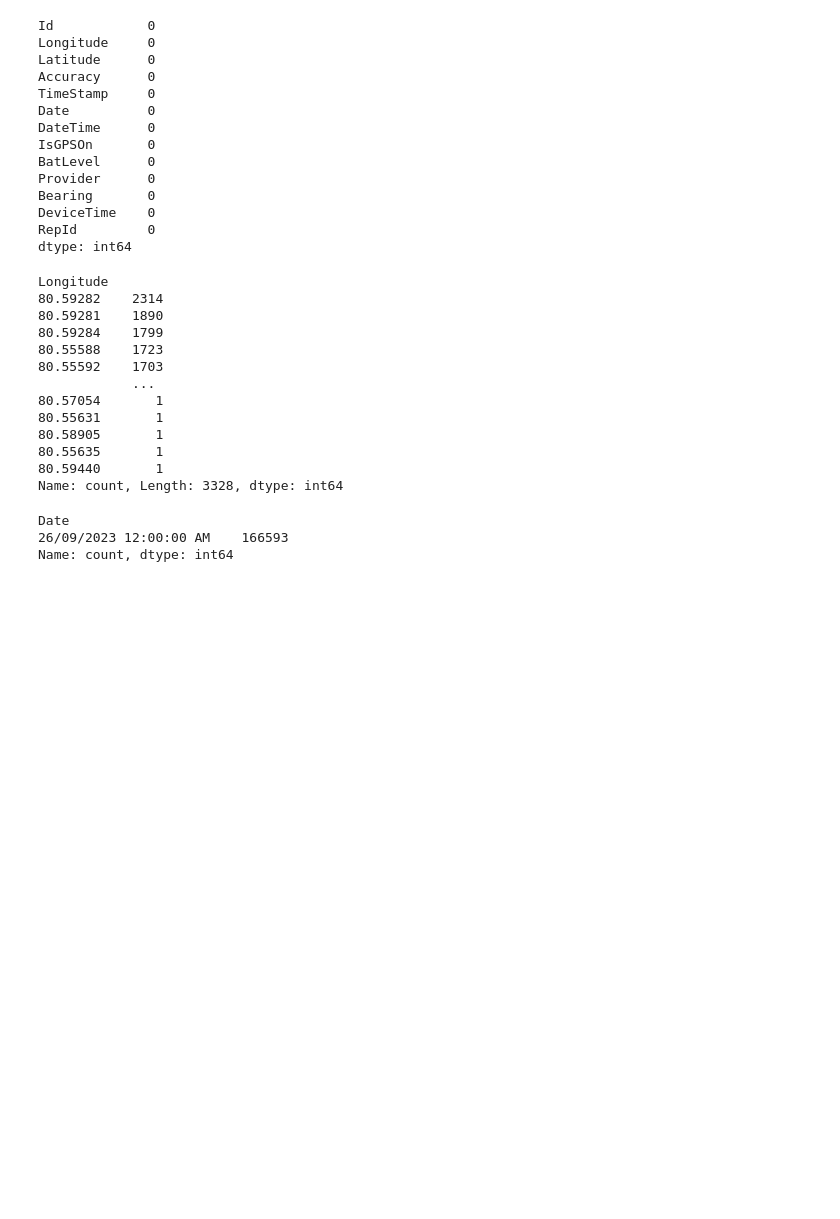
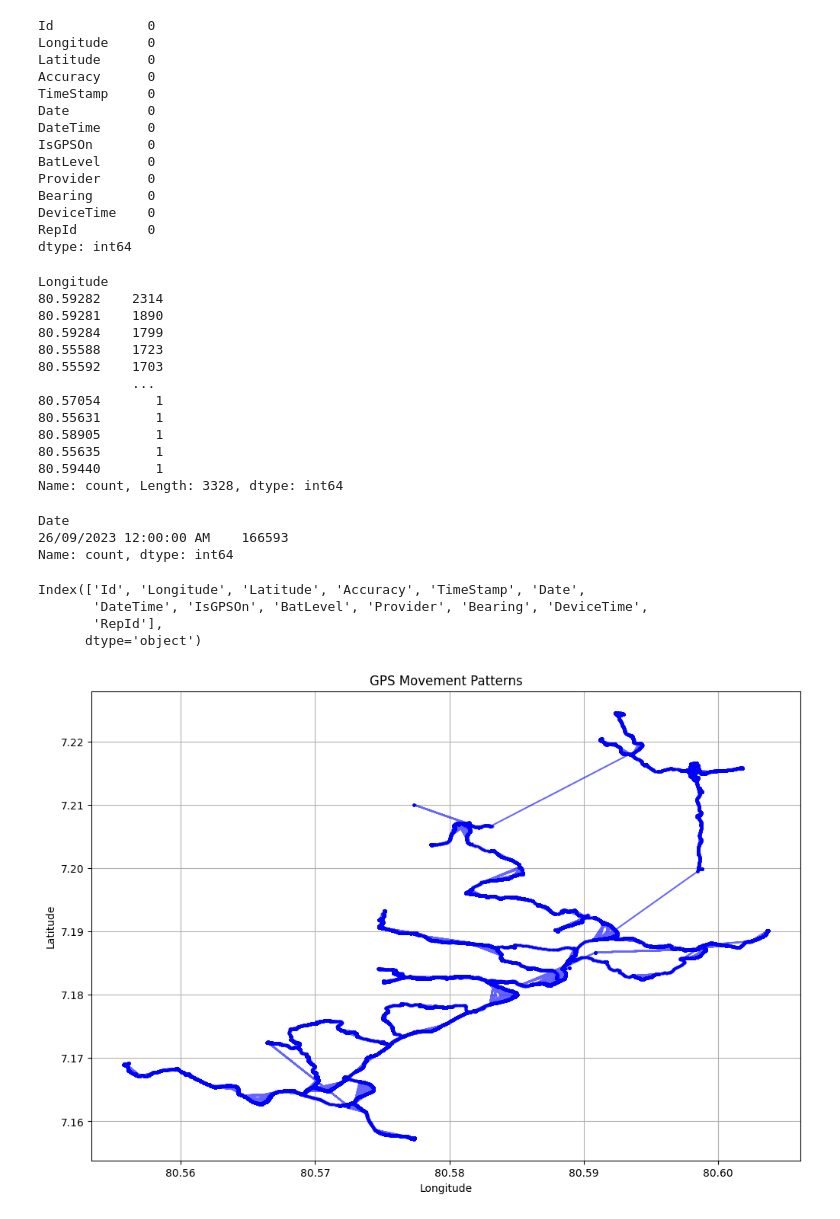
Before and after one commit to pshemach/GPS_Info, a Jupyter notebook: research/EDA_GPS_Data.ipynb, the cells around one changed output. Drawn from its saved outputs; the diff is of its cells as text; code cells hidden in the pictures; blank space fills up the shorter version.

```diff
--- a/research/EDA_GPS_Data.ipynb
+++ b/research/EDA_GPS_Data.ipynb
@@ -76,3 +82,20 @@ df['Date'].value_counts()
 Date
 26/09/2023 12:00:00 AM    166593
 Name: count, dtype: int64
+# %%
+df.columns
+# %% [output]
+Index(['Id', 'Longitude', 'Latitude', 'Accuracy', 'TimeStamp', 'Date',
+       'DateTime', 'IsGPSOn', 'BatLevel', 'Provider', 'Bearing', 'DeviceTime',
+       'RepId'],
+      dtype='object')
+# %%
+plt.figure(figsize=(12, 8))
+plt.plot(df['Longitude'], df['Latitude'], marker='o', markersize=2, linestyle='-', color='b', alpha=0.6)
+plt.xlabel('Longitude')
+plt.ylabel('Latitude')
+plt.title('GPS Movement Patterns')
+plt.grid(True)
+plt.show()
+# %% [output]
+[figure, added]
```
Also changed, not shown: parts of 7 cells of this notebook.
